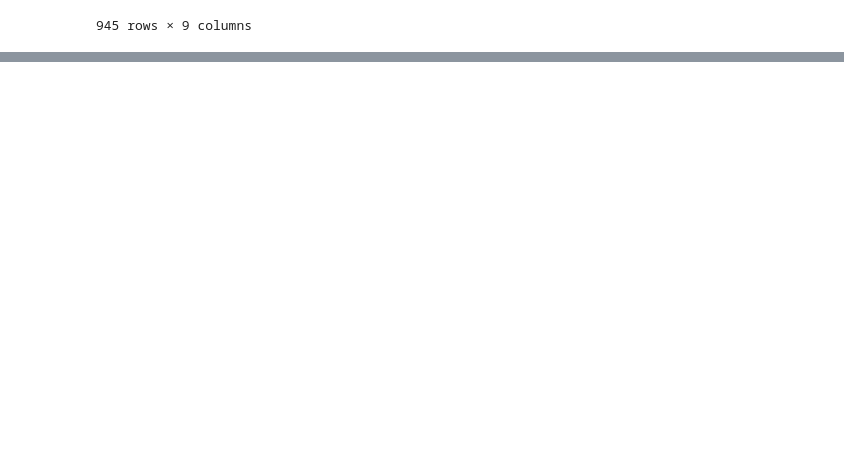
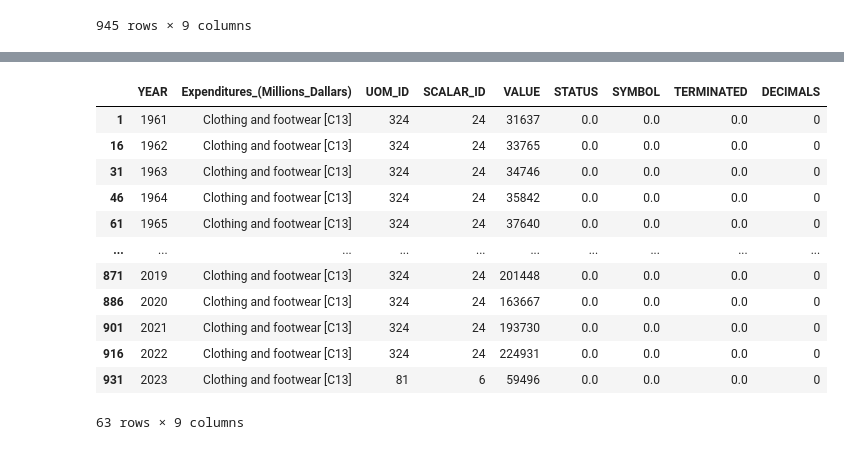
Before and after one commit to zRandgris/project1, a Jupyter notebook: TheProject.ipynb, the cells around one changed output, grey strips where cells are left out. Saved outputs shown, nothing was run; the diff lists cells and outputs as text; code cells hidden in the pictures; blank space fills up the shorter version.

```diff
--- a/TheProject.ipynb
+++ b/TheProject.ipynb
@@ -57,0 +326,18 @@ clean_df
+# %%
+#Clothing and footwear [C13]
+Expenses_C13  = rename_clean_df.loc[rename_clean_df["Expenditures_(Millions_Dallars)"] == "Clothing and footwear [C13]", ]
+Expenses_C13
+# %% [output]
+|  | YEAR | Expenditures_(Millions_Dallars) | UOM_ID | SCALAR_ID | VALUE | STATUS | SYMBOL | TERMINATED | DECIMALS |
+| 1 | 1961 | Clothing and footwear [C13] | 324 | 24 | 31637 | 0.0 | 0.0 | 0.0 | 0 |
+| 16 | 1962 | Clothing and footwear [C13] | 324 | 24 | 33765 | 0.0 | 0.0 | 0.0 | 0 |
+| 31 | 1963 | Clothing and footwear [C13] | 324 | 24 | 34746 | 0.0 | 0.0 | 0.0 | 0 |
+| 46 | 1964 | Clothing and footwear [C13] | 324 | 24 | 35842 | 0.0 | 0.0 | 0.0 | 0 |
+| 61 | 1965 | Clothing and footwear [C13] | 324 | 24 | 37640 | 0.0 | 0.0 | 0.0 | 0 |
+| ... | ... | ... | ... | ... | ... | ... | ... | ... | ... |
+| 871 | 2019 | Clothing and footwear [C13] | 324 | 24 | 201448 | 0.0 | 0.0 | 0.0 | 0 |
+| 886 | 2020 | Clothing and footwear [C13] | 324 | 24 | 163667 | 0.0 | 0.0 | 0.0 | 0 |
+| 901 | 2021 | Clothing and footwear [C13] | 324 | 24 | 193730 | 0.0 | 0.0 | 0.0 | 0 |
+| 916 | 2022 | Clothing and footwear [C13] | 324 | 24 | 224931 | 0.0 | 0.0 | 0.0 | 0 |
+| 931 | 2023 | Clothing and footwear [C13] | 81 | 6 | 59496 | 0.0 | 0.0 | 0.0 | 0 |
+63 rows × 9 columns
```
Also changed, not shown: parts of 61 cells of this notebook, 15 other files.
